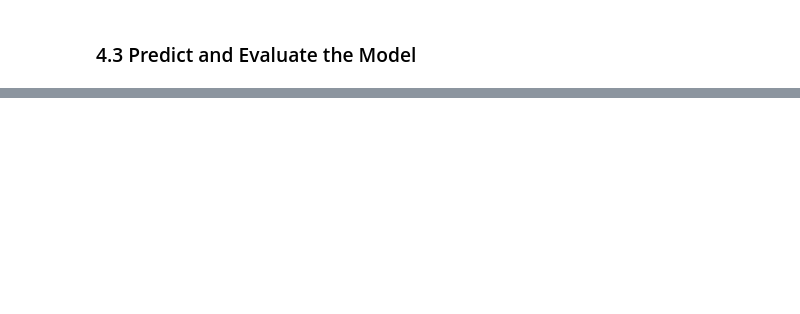
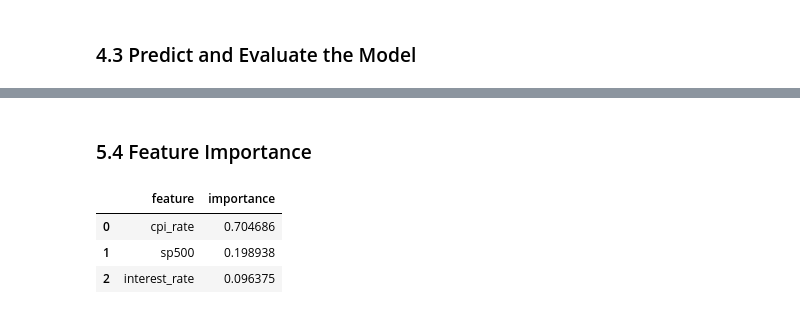
Before and after one commit to bvrtachnik/transaction-volume-capstone, a Jupyter notebook: project_notebook.ipynb, the cells around one changed output, grey strips where cells are left out. Cells and saved outputs as stored; diff of their text form; code cells hidden in the pictures; blank space fills up the shorter version.

Commit message:
Added random forest regression to project notebook

```diff
--- a/project_notebook.ipynb
+++ b/project_notebook.ipynb
@@ -281,0 +294,9 @@ print(f"Root Mean Squared Error (RMSE): {rmse:.2f}")
+# %%
+rf_model = RandomForestRegressor(
+    n_estimators=300,
+    max_depth=None,
+    min_samples_split=2,
+    min_samples_leaf=1,
+    random_state=123,
+    n_jobs=-1
+)
@@ -281,0 +305,2 @@ print(f"Root Mean Squared Error (RMSE): {rmse:.2f}")
+# %%
+rf_model.fit(X_train, y_train)
@@ -281,0 +346,25 @@ print(f"Root Mean Squared Error (RMSE): {rmse:.2f}")
+# %% [markdown]
+### 5.4 Feature Importance
+# %%
+# Get feature importances directly from the random forest model
+importances = rf_model.feature_importances_
+
+# Use your original feature names from X
+feature_names = X.columns
+
+# Create a DataFrame for display
+feature_importance_df = (
+    pd.DataFrame({
+        "feature": feature_names,
+        "importance": importances
+    })
+    .sort_values("importance", ascending=False)
+    .reset_index(drop=True)
+)
+
+feature_importance_df.head(15)
+# %% [output]
+|  | feature | importance |
+| 0 | cpi_rate | 0.704686 |
+| 1 | sp500 | 0.198938 |
+| 2 | interest_rate | 0.096375 |
```
Also changed, not shown: parts of 9 cells of this notebook.
